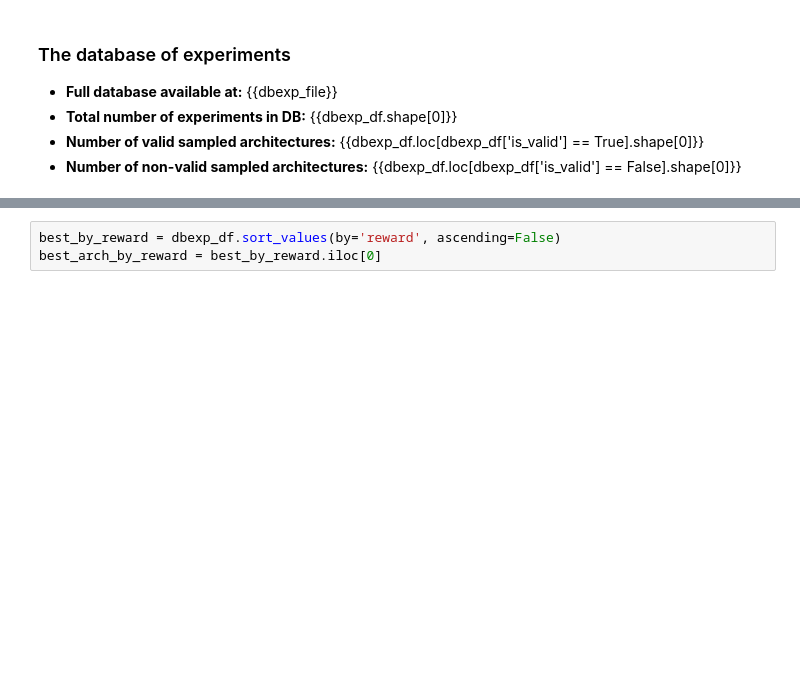
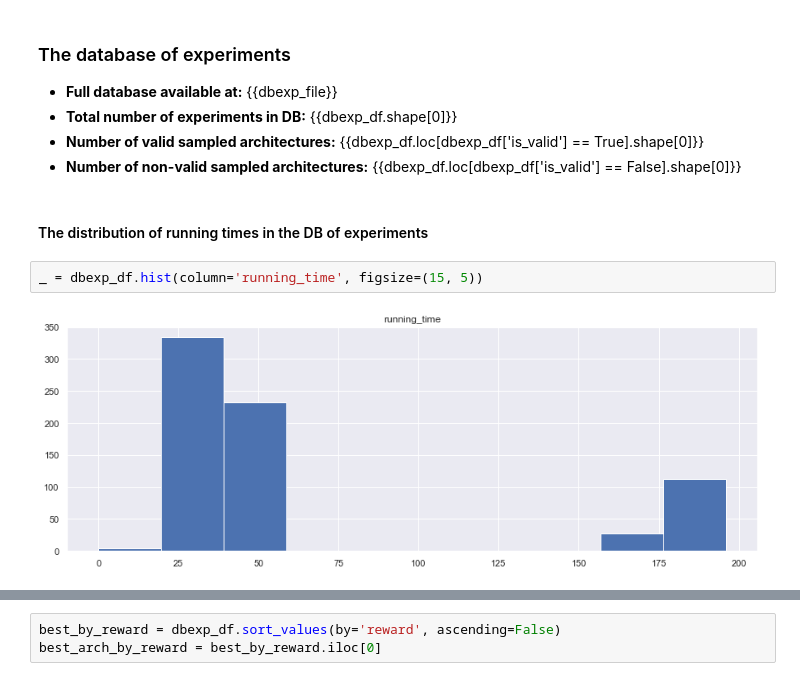
Before and after one commit to gomerudo/nas-dmrl, a Jupyter notebook: notebooks/Exploring NAS + DMRL V2.ipynb, the cells around one changed output, grey strips where cells are left out. Cells and saved outputs as stored; diff of their text form; blank space fills up the shorter version.

```diff
--- a/notebooks/Exploring NAS + DMRL V2.ipynb
+++ b/notebooks/Exploring NAS + DMRL V2.ipynb
@@ -169,3 +169,9 @@ for error, message in exceptions_all:
 - **Total number of experiments in DB:** {{dbexp_df.shape[0]}}
 - **Number of valid sampled architectures:** {{dbexp_df.loc[dbexp_df['is_valid'] == True].shape[0]}}
 - **Number of non-valid sampled architectures:** {{dbexp_df.loc[dbexp_df['is_valid'] == False].shape[0]}}
+# %% [markdown]
+#### The distribution of running times in the DB of experiments
+# %%
+_ = dbexp_df.hist(column='running_time', figsize=(15, 5))
+# %% [output]
+[figure, added]
```
Also changed, not shown: parts of 8 cells of this notebook, 1 other file.
